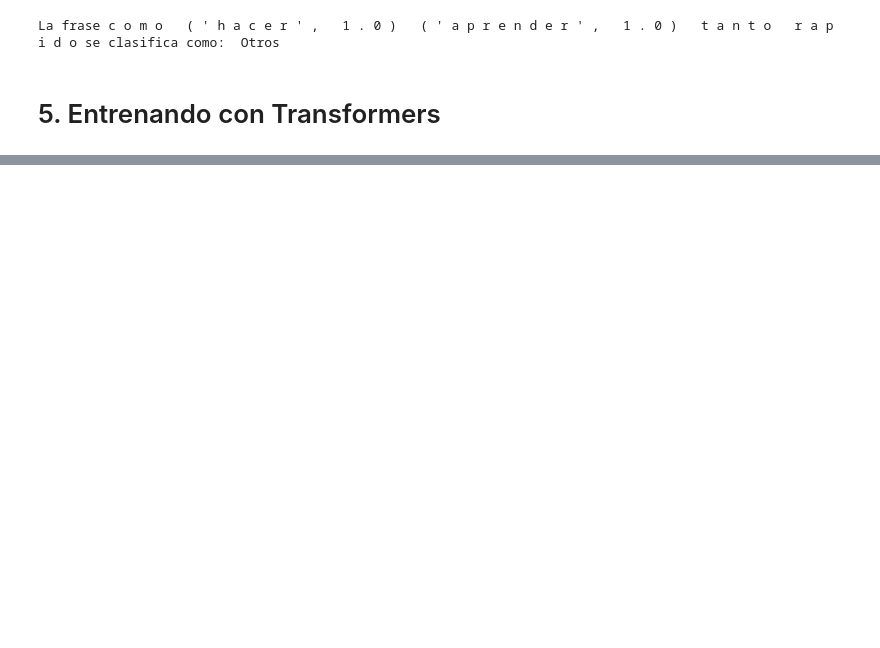
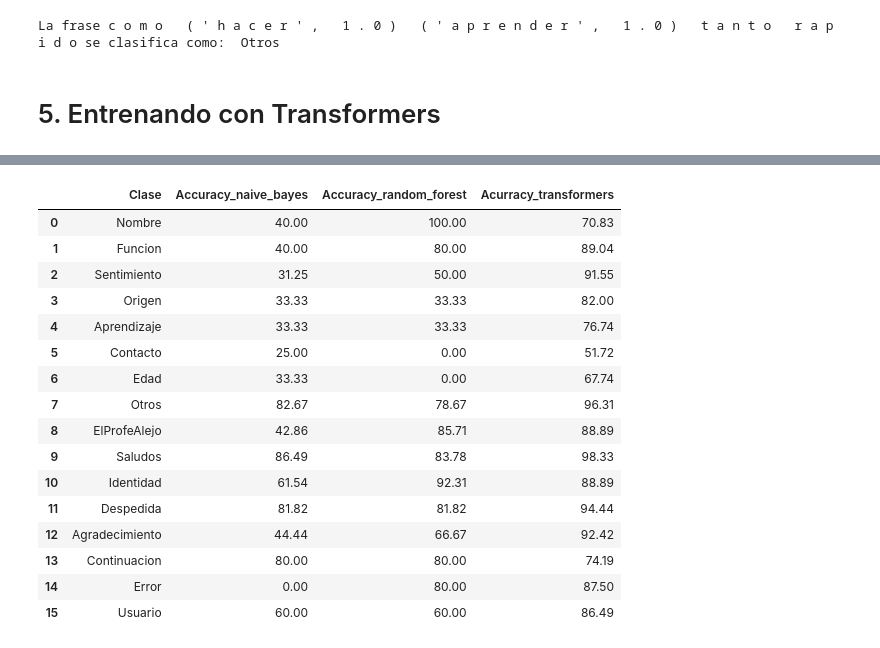
Before and after one commit to JulioLaz/clasificacion_textos, a Jupyter notebook: Clasificación_de_texto.ipynb, the cells around one changed output, grey strips where cells are left out. Cells and saved outputs as stored; diff of their text form; code cells hidden in the pictures; blank space fills up the shorter version.

```diff
--- a/Clasificación_de_texto.ipynb
+++ b/Clasificación_de_texto.ipynb
@@ -312,9 +326,20 @@ with open('/content/drive/MyDrive/Chatbot/modelo_random_forest.pickle', 'rb') as
     vectorizer, Modelo_RF = pickle.load(archivo)
 # %%
 # Calcular la precisión por clase
+
+accuracies = []
+class_names = []
 unique_classes = df_dialogo['tipo_num'].unique()
 for cls in unique_classes:
     cls_indices = y_test == cls
     cls_accuracy = accuracy_score(y_test[cls_indices], y_pred[cls_indices])
-    print("Accuracy para la clase", df_dialogo[df_dialogo.tipo_num == cls]['tipo'].unique()[0], ":", cls_accuracy)
+    cls_accuracy=round(cls_accuracy,4)*100
+    class_name = df_dialogo[df_dialogo.tipo_num == cls]['tipo'].unique()[0]
+
+    accuracies.append(cls_accuracy)
+    class_names.append(class_name)
+    # print("Accuracy para la clase", df_dialogo[df_dialogo.tipo_num == cls]['tipo'].unique()[0], ":", cls_accuracy,'%')
+
+accuracy_df_random_forest = pd.DataFrame({'Clase': class_names, '% Accuracy': accuracies})
+accuracy_df_random_forest
 # %% [output]
@@ -443,6 +470,9 @@ Modelo_TF = BertForSequenceClassification.from_pretrained(ruta_modelo)
 tokenizer_TF = BertTokenizer.from_pretrained(ruta_modelo)
 # %%
 # Calcular la precisión por clase
+
+accuracies = []
+class_names = []
 unique_classes = df_dialogo['tipo_num'].unique()
 
 for class_label in unique_classes:
@@ -469,5 +499,13 @@ for class_label in unique_classes:
 
     # Calcular la precisión para la clase
     accuracy = accuracy_score(labels, predicted_labels)
-    print(f"Precisión por clase {df_dialogo[df_dialogo.tipo_num == class_label]['tipo'].unique()[0]}: {accuracy}")
+    accuracy=round(accuracy,4)*100
+    class_name = df_dialogo[df_dialogo.tipo_num == class_label]['tipo'].unique()[0]
+    # print(class_name)
+    accuracies.append(accuracy)
+    class_names.append(class_name)
+    # print("Accuracy para la clase", df_dialogo[df_dialogo.tipo_num == class_label]['tipo'].unique()[0], ":",accuracy,'%')
+
+accuracy_df_transformers = pd.DataFrame({'Clase': class_names, '% Accuracy': accuracies})
+accuracy_df_transformers
 # %% [output]
@@ -489,0 +529,27 @@ Precisión por clase Continuacion: 0.7419354838709677
+# %%
+import pandas as pd
+
+# Unir los DataFrames por la columna "Clase"
+merged_df_01 = pd.merge(accuracy_df_naive_bayes, accuracy_df_random_forest, on="Clase")
+
+merged_df_02 = pd.merge(merged_df_01, accuracy_df_transformers, on="Clase", suffixes=("", "_transformers"))
+merged_df_02.rename(columns={"% Accuracy_x": "Accuracy_naive_bayes", "% Accuracy_y": "Accuracy_random_forest","% Accuracy":"Acurracy_transformers"}, inplace=True)
+merged_df_02
+# %% [output]
+|  | Clase | Accuracy_naive_bayes | Accuracy_random_forest | Acurracy_transformers |
+| 0 | Nombre | 40.00 | 100.00 | 70.83 |
+| 1 | Funcion | 40.00 | 80.00 | 89.04 |
+| 2 | Sentimiento | 31.25 | 50.00 | 91.55 |
+| 3 | Origen | 33.33 | 33.33 | 82.00 |
+| 4 | Aprendizaje | 33.33 | 33.33 | 76.74 |
+| 5 | Contacto | 25.00 | 0.00 | 51.72 |
+| 6 | Edad | 33.33 | 0.00 | 67.74 |
+| 7 | Otros | 82.67 | 78.67 | 96.31 |
+| 8 | ElProfeAlejo | 42.86 | 85.71 | 88.89 |
+| 9 | Saludos | 86.49 | 83.78 | 98.33 |
+| 10 | Identidad | 61.54 | 92.31 | 88.89 |
+| 11 | Despedida | 81.82 | 81.82 | 94.44 |
+| 12 | Agradecimiento | 44.44 | 66.67 | 92.42 |
+| 13 | Continuacion | 80.00 | 80.00 | 74.19 |
+| 14 | Error | 0.00 | 80.00 | 87.50 |
+| 15 | Usuario | 60.00 | 60.00 | 86.49 |
```
Also changed, not shown: parts of 16 cells of this notebook.
